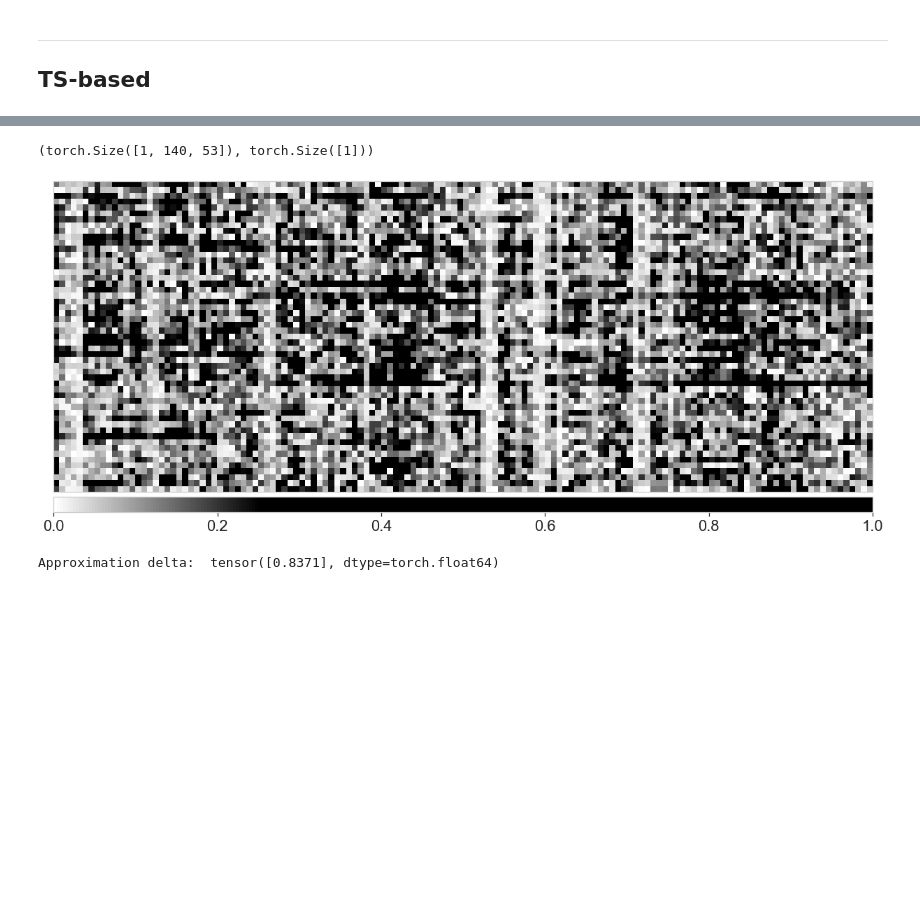
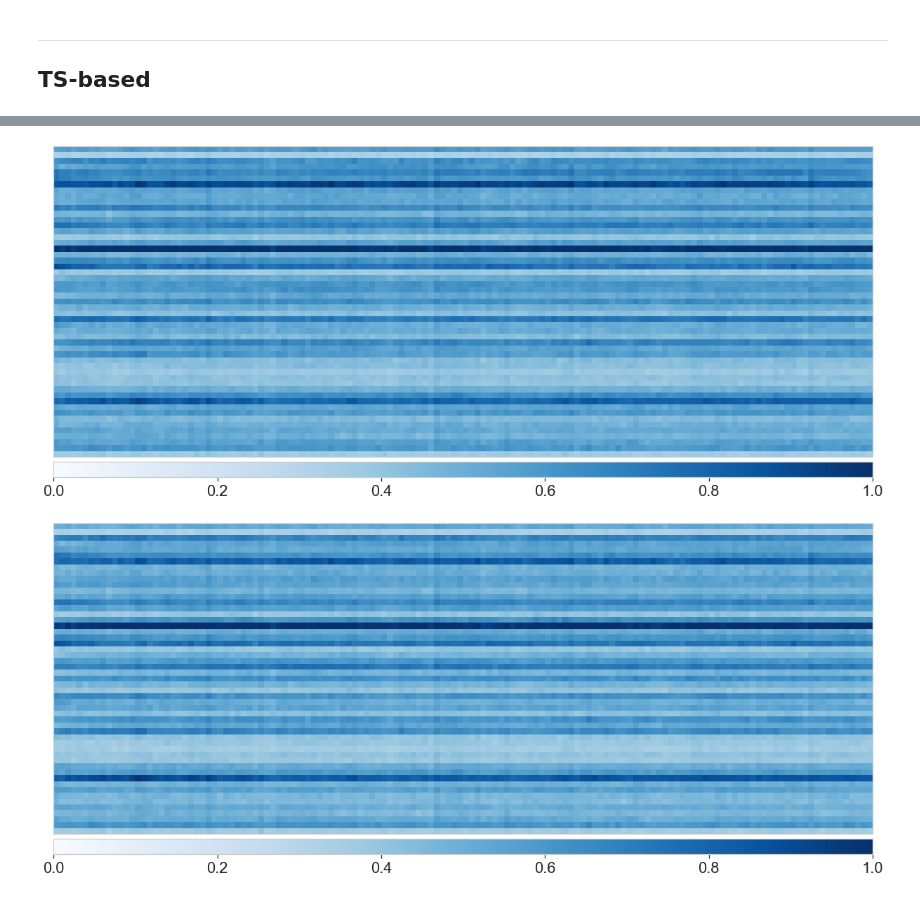
Before and after one commit to catalyst-team/introspection, a Jupyter notebook: notebooks/intospection.ipynb, the cells around one changed output, grey strips where cells are left out. Drawn from its saved outputs; the diff is of its cells as text; code cells hidden in the pictures; blank space fills up the shorter version.

```diff
--- a/notebooks/intospection.ipynb
+++ b/notebooks/intospection.ipynb
@@ -689,17 +697,14 @@ label = torch.tensor(label).unsqueeze(0)
-# %%
-feature.shape, label.shape
-# %% [output]
-(torch.Size([1, 140, 53]), torch.Size([1]))
 # %%
 from src.scripts.tune_ts_mlp import MLP
-# AUC: 0.7245564892623717
+# AUC: 0.7478991596638656.
 model = MLP(
     input_size=53,
-    hidden_size=226,
-    num_layers=3,
-    dropout=0.11460896393341634,
+    output_size=2,
+    hidden_size=79,
+    num_layers=1,
+    dropout=0.11486991528204682,
 )
-logdir = LOGS_ROOT.joinpath("220421.175353-ts-mlp-qFalse/0008/model.best.pth")
+logdir = LOGS_ROOT.joinpath("220424.122617-ts-mlp-qFalse/0011/model.best.pth")
 checkpoint = torch.load(logdir, map_location=lambda storage, loc: storage)
 model.load_state_dict(checkpoint)
 model = model.eval()
@@ -743,42 +743,44 @@ grads = saliency.attribute(feature, target=label.item())
 # %%
-# plt.matshow(grads.permute(0, 2, 3, 1).detach().cpu().numpy()[0])
+saliency = Saliency(model)
+
+
+model.zero_grad()
+grads0 = saliency.attribute(feature, target=0)
 fig, axs = plt.subplots(1, 1, figsize=(21, 9))
-
-default_cmap = LinearSegmentedColormap.from_list(
-    'custom blue',
-    [(0, '#ffffff'), (0.25, '#000000'), (1, '#000000')],
-    N=256
-)
-
 # transpose to [num_features; time_len; 1]
 _ = viz.visualize_image_attr(
-    np.transpose(grads.cpu().detach().numpy(), (2,1,0)),
+    np.transpose(grads0.cpu().detach().numpy(), (2,1,0)),
     np.transpose(feature.cpu().detach().numpy(), (2,1,0)),
     method='heat_map',
-    cmap=default_cmap,
+    # cmap=default_cmap,
     show_colorbar=True,
-    sign='positive',
-    outlier_perc=1,
+    # sign='negative',
+    # outlier_perc=1,
     plt_fig_axis=(fig, axs),
     use_pyplot=False,
 )
+plt.show()
+plt.close()
 
+
+model.zero_grad()
+grads1 = saliency.attribute(feature, target=1)
+fig, axs = plt.subplots(1, 1, figsize=(21, 9))
+# transpose to [num_features; time_len; 1]
+_ = viz.visualize_image_attr(
+    np.transpose(grads1.cpu().detach().numpy(), (2,1,0)),
+    np.transpose(feature.cpu().detach().numpy(), (2,1,0)),
+    method='heat_map',
+    # cmap=default_cmap,
+    show_colorbar=True,
+    # sign='positive',
+    # outlier_perc=1,
+    plt_fig_axis=(fig, axs),
+    use_pyplot=False,
+)
 plt.show()
+plt.close()
 # %% [output]
-[figure, old version]
+[figure, new version]
+[figure, added]
-# %%
-
-ig = IntegratedGradients(model)
-model.zero_grad()
-attr_ig, delta = ig.attribute(
-    inputs=feature,
-    target=label.item(),
-    baselines=torch.zeros_like(feature),
-    return_convergence_delta=True,
-)
-
-# attr_ig = np.transpose(attr_ig.squeeze().cpu().detach().numpy(), (1, 2, 0))
-print('Approximation delta: ', abs(delta))
-# %% [output]
-Approximation delta:  tensor([0.8371], dtype=torch.float64)
 # %%
```
Also changed, not shown: parts of 5 cells of this notebook, 1 other file.
